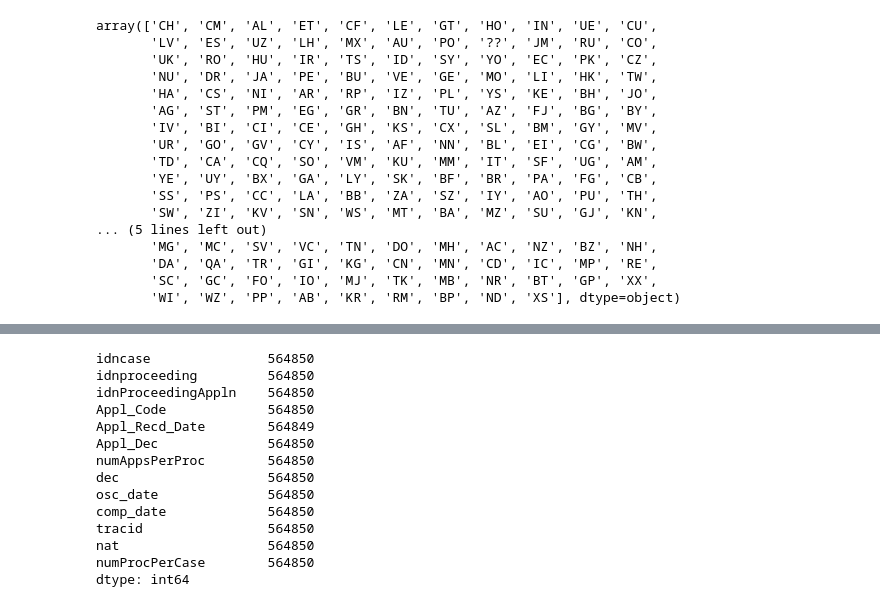
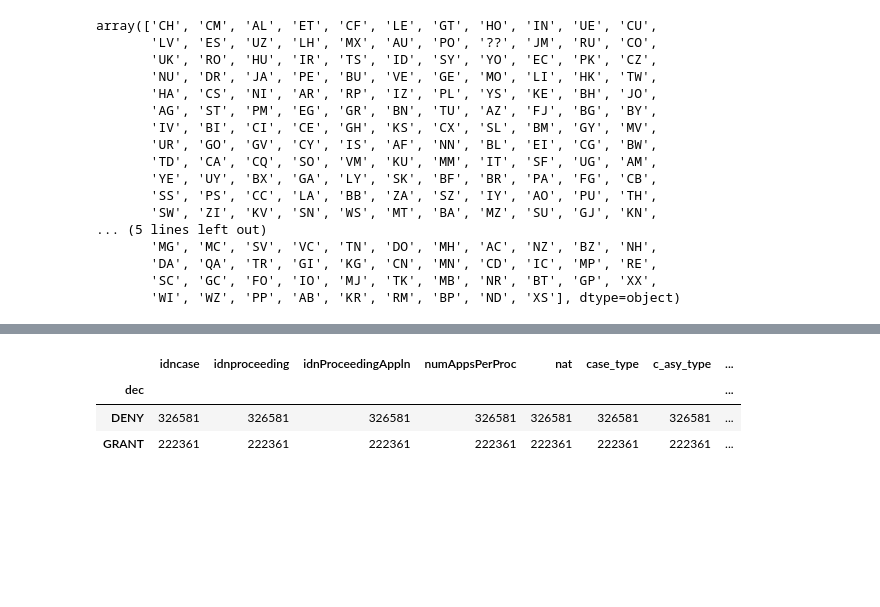
Before and after one commit to aspenyoo/refugees, a Jupyter notebook: Cleaning_any_asylum.ipynb, the cells around one changed output, grey strips where cells are left out. Saved outputs shown, nothing was run; the diff lists cells and outputs as text; code cells hidden in the pictures; blank space fills up the shorter version.

```diff
--- a/Cleaning_any_asylum.ipynb
+++ b/Cleaning_any_asylum.ipynb
@@ -386,3 +387,15 @@ array(['CH', 'CM', 'AL', 'ET', 'CF', 'LE', 'GT', 'HO', 'IN', 'UE', 'CU',
 # %%
 #drop 159 cases with unknown nationalities
 merged_case = merged_case.loc[~(merged_case.nat=='??')]
+# %%
+#get rid of merged_cases where other_comp is not null. other_comp indicates that the proceeding ended for a reason other than
+#a judge's decision, suggesting no decision was actually made. this is less than 1% of cases once we have already filtered
+#out applications where the decision is not grant or deny and matched them to proceedings.
+merged_case = merged_case[pd.isnull(merged_case.other_comp)]
+
+#get rid of cases that don't have c_asy type (about 2% of cases--higher proportion than full_asylum version...)
+merged_case = merged_case[~pd.isnull(merged_case.c_asy_type)]
+
+#change values of c_asy_type to be more clear
+merged_case.loc[merged_case.c_asy_type=='I','c_asy_type'] = 'aff'
+merged_case.loc[merged_case.c_asy_type=='E','c_asy_type'] = 'def'
@@ -389,3 +422,6 @@ merged_case = merged_case.loc[~(merged_case.nat=='??')]
+# %%
+#drop variables that definitely won't be used as features (or won't be used to track where the data came from)
+merged_case = merged_case.drop(['Appl_Dec','Appl_Code','Appl_Recd_Date','dec_type','other_comp','input_date','ij_code','dec_code'],axis=1)
 # %%
 #load nationality lookup table
 nat_lut =  pd.read_csv(path+ '/tblLookupNationality.csv',header=None)
@@ -396,19 +432,10 @@ merged_case = merged_case.loc[merged_case.nat.isin(nat_lut[1])]
 #drop 2 observations with nationality code XX whic the LUT says corresponds
 #to "BE REMOVED FROM THE UNITED STATES"
 merged_case = merged_case.loc[~(merged_case.nat=="XX")]
-merged_case.count()
+
+#examine counts for different nationalities:
+nat_numbers = merged_case.groupby('nat',as_index=False).idncase.count().sort_values('idncase')
+
+# some nationalities have only 1 or 2 observations. drop any with less than 10 observations.
+nat_10 = nat_numbers.loc[nat_numbers['idncase']>9,'nat']
+merged_case = merged_case[merged_case.nat.isin(nat_10)]
-# %% [output]
-idncase               564850
-idnproceeding         564850
-idnProceedingAppln    564850
-Appl_Code             564850
-Appl_Recd_Date        564849
-Appl_Dec              564850
-numAppsPerProc        564850
-dec                   564850
-osc_date              564850
-comp_date             564850
-tracid                564850
-nat                   564850
-numProcPerCase        564850
-dtype: int64
@@ -422,3 +442,24 @@ merged_case = merged_case[merged_case.nat.isin(nat_10)]
+# %%
+#remove cities with less than 10 obs (only removes 2 cases)
+
+city_numbers = merged_case.groupby('base_city_code',as_index=False).idncase.count().sort_values('idncase')
+cities_10 = city_numbers.loc[city_numbers['idncase']>9,'base_city_code']
+
+merged_case = merged_case[merged_case.base_city_code.isin(cities_10)]
+# %%
+#hearing loc--is this "court"? some of them are prisons/detention centers/airports. many "courts" have fewer than 10 obs
+#drop thewse (less than 1% of proceedings)
+
+court_numbers = merged_case.groupby('hearing_loc_code',as_index=False).idncase.count().sort_values('idncase')
+courts_10 = court_numbers.loc[court_numbers['idncase']>9,'hearing_loc_code']
+merged_case = merged_case[merged_case.hearing_loc_code.isin(courts_10)]
+# %%
+merged_case.groupby('dec').count()
+# %% [output]
+|  | idncase | idnproceeding | idnProceedingAppln | numAppsPerProc | nat | case_type | c_asy_type | ... |
+| dec |  |  |  |  |  |  |  | ... |
+| DENY | 326581 | 326581 | 326581 | 326581 | 326581 | 326581 | 326581 | ... |
+| GRANT | 222361 | 222361 | 222361 | 222361 | 222361 | 222361 | 222361 | ... |
 # %%
 #save data
 merged_case.to_csv('/home/emilyboeke/merged_any_master_app.csv',index=False)
```
Also changed, not shown: parts of 17 cells of this notebook, 2 other files.
